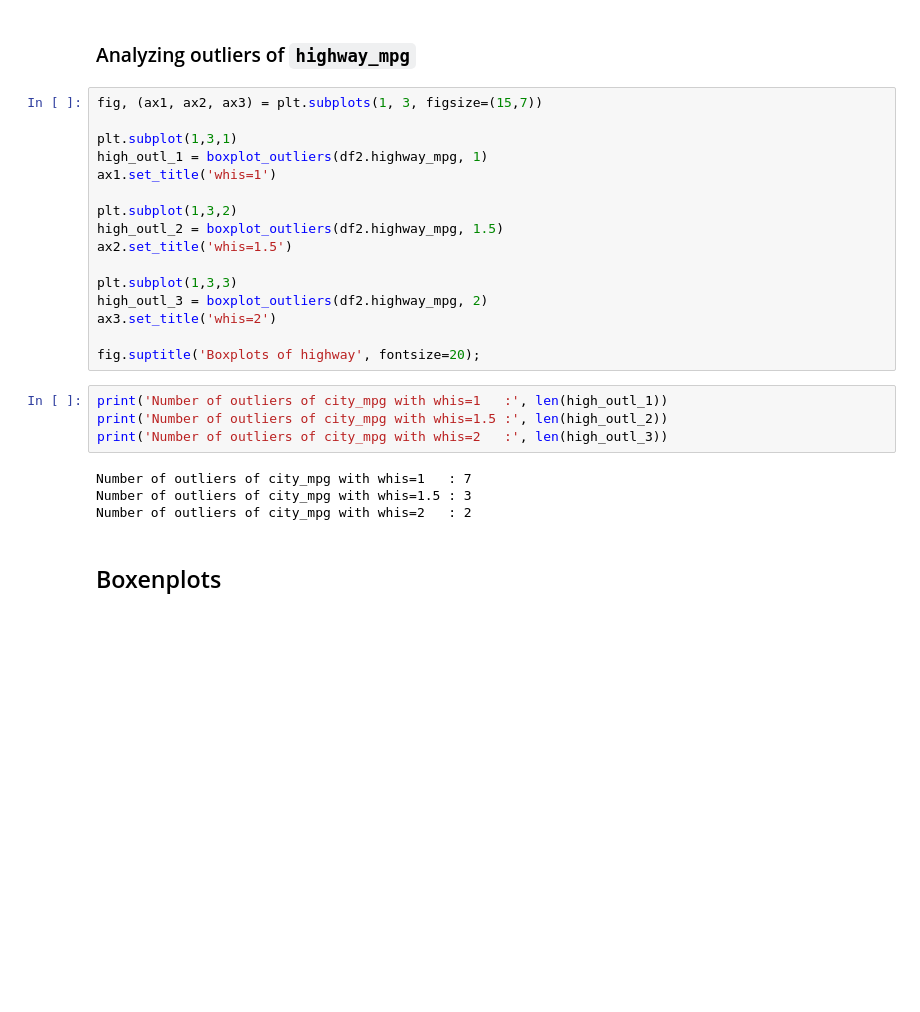
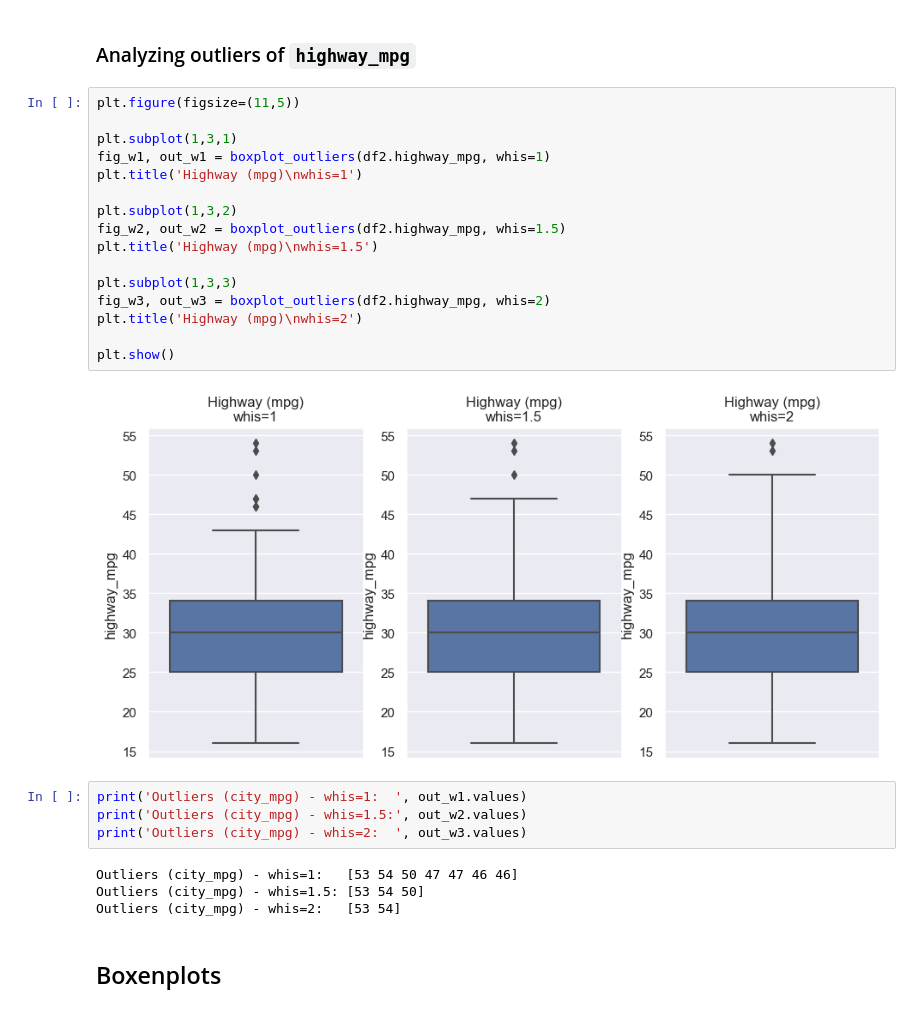
Before and after one commit to Goliath-Research/Data-pre-processing, a Jupyter notebook: Data-cleaning/04-outliers.ipynb, the cells around one changed output. Saved outputs shown, nothing was run; the diff lists cells and outputs as text; blank space fills up the shorter version.

```diff
--- a/Data-cleaning/04-outliers.ipynb
+++ b/Data-cleaning/04-outliers.ipynb
@@ -146,29 +164,31 @@ Number of outliers of city_mpg with whis=2   : 0
 # %% [markdown]
 ### Analyzing outliers of `highway_mpg`
 # %%
-fig, (ax1, ax2, ax3) = plt.subplots(1, 3, figsize=(15,7))
+plt.figure(figsize=(11,5))
 
 plt.subplot(1,3,1)
-high_outl_1 = boxplot_outliers(df2.highway_mpg, 1)
-ax1.set_title('whis=1')
+fig_w1, out_w1 = boxplot_outliers(df2.highway_mpg, whis=1)
+plt.title('Highway (mpg)\nwhis=1')
 
 plt.subplot(1,3,2)
-high_outl_2 = boxplot_outliers(df2.highway_mpg, 1.5)
-ax2.set_title('whis=1.5')
+fig_w2, out_w2 = boxplot_outliers(df2.highway_mpg, whis=1.5)
+plt.title('Highway (mpg)\nwhis=1.5')
 
 plt.subplot(1,3,3)
-high_outl_3 = boxplot_outliers(df2.highway_mpg, 2)
-ax3.set_title('whis=2')
+fig_w3, out_w3 = boxplot_outliers(df2.highway_mpg, whis=2)
+plt.title('Highway (mpg)\nwhis=2')
 
-fig.suptitle('Boxplots of highway', fontsize=20);
+plt.show()
+# %% [output]
+[figure, added]
 # %%
-print('Number of outliers of city_mpg with whis=1   :', len(high_outl_1))
-print('Number of outliers of city_mpg with whis=1.5 :', len(high_outl_2))
-print('Number of outliers of city_mpg with whis=2   :', len(high_outl_3))
+print('Outliers (city_mpg) - whis=1:  ', out_w1.values)
+print('Outliers (city_mpg) - whis=1.5:', out_w2.values)
+print('Outliers (city_mpg) - whis=2:  ', out_w3.values)
 # %% [output]
-Number of outliers of city_mpg with whis=1   : 7
-Number of outliers of city_mpg with whis=1.5 : 3
-Number of outliers of city_mpg with whis=2   : 2
+Outliers (city_mpg) - whis=1:   [53 54 50 47 47 46 46]
+Outliers (city_mpg) - whis=1.5: [53 54 50]
+Outliers (city_mpg) - whis=2:   [53 54]
 # %% [markdown]
 ## Boxenplots
 # %% [markdown]
```
Also changed, not shown: parts of 35 cells of this notebook.
